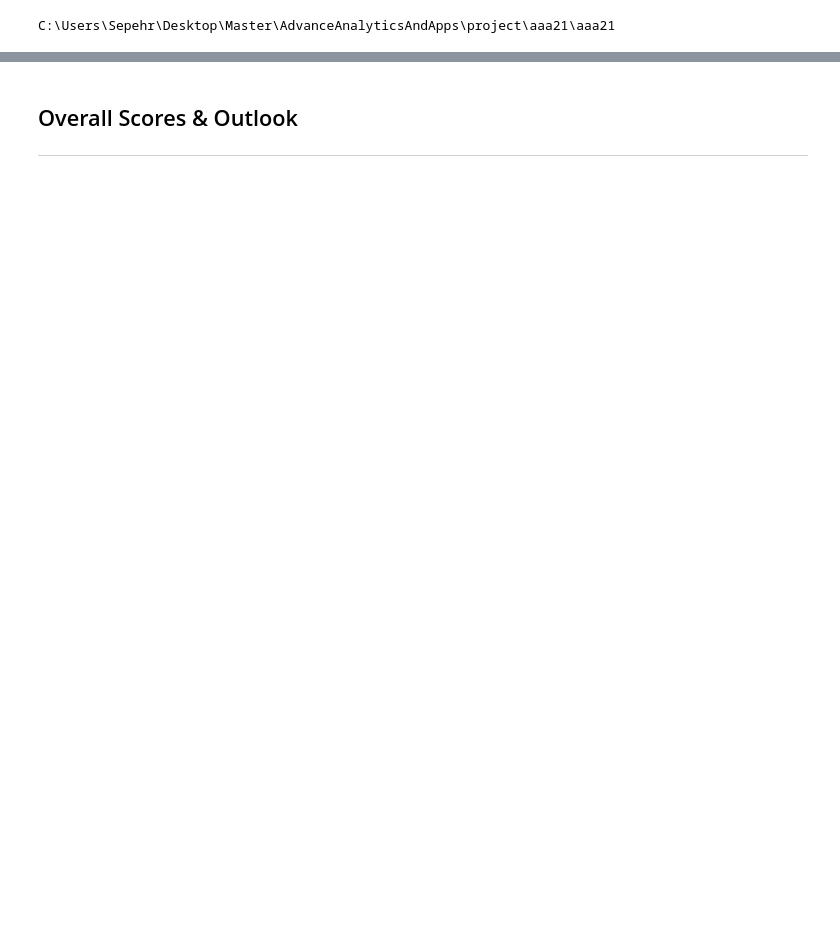
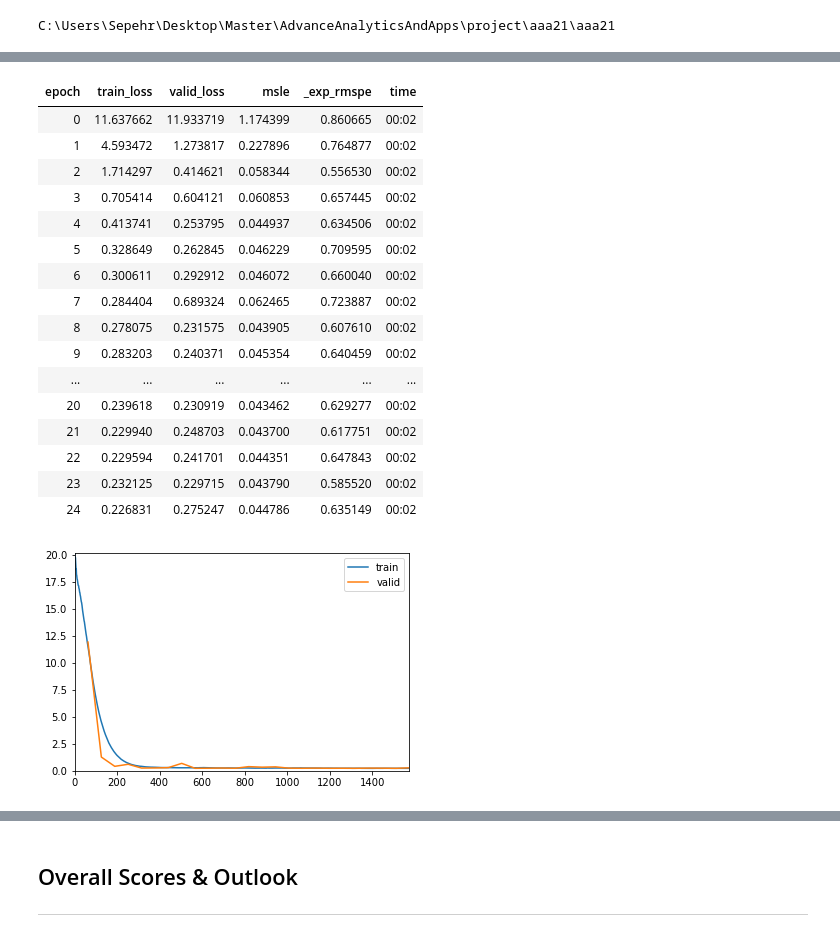
Before and after one commit to SepehrRad/aaa21, a Jupyter notebook: notebooks/prediction_nn.ipynb, the cells around one changed output, grey strips where cells are left out. Cells and saved outputs as stored; diff of their text form; code cells hidden in the pictures; blank space fills up the shorter version.

```diff
--- a/notebooks/prediction_nn.ipynb
+++ b/notebooks/prediction_nn.ipynb
@@ -127,0 +215,26 @@ R2:  85.412 %
+# %%
+daily_model_iter2 = tabular_learner(train_val_dls, layers=[15,15],config=naive_config,
+                n_out=1, opt_func=Adam,loss_func=F.mse_loss, lr=0.001,
+                metrics=[msle,exp_rmspe],
+                train_bn=True)
+# %%
+daily_model_iter2.fit(25,cbs=[ShowGraphCallback()])
+# %% [output]
+| epoch | train_loss | valid_loss | msle | _exp_rmspe | time |
+| 0 | 11.637662 | 11.933719 | 1.174399 | 0.860665 | 00:02 |
+| 1 | 4.593472 | 1.273817 | 0.227896 | 0.764877 | 00:02 |
+| 2 | 1.714297 | 0.414621 | 0.058344 | 0.556530 | 00:02 |
+| 3 | 0.705414 | 0.604121 | 0.060853 | 0.657445 | 00:02 |
+| 4 | 0.413741 | 0.253795 | 0.044937 | 0.634506 | 00:02 |
+| 5 | 0.328649 | 0.262845 | 0.046229 | 0.709595 | 00:02 |
+| 6 | 0.300611 | 0.292912 | 0.046072 | 0.660040 | 00:02 |
+| 7 | 0.284404 | 0.689324 | 0.062465 | 0.723887 | 00:02 |
+| 8 | 0.278075 | 0.231575 | 0.043905 | 0.607610 | 00:02 |
+| 9 | 0.283203 | 0.240371 | 0.045354 | 0.640459 | 00:02 |
+| ... | ... | ... | ... | ... | ... |
+| 20 | 0.239618 | 0.230919 | 0.043462 | 0.629277 | 00:02 |
+| 21 | 0.229940 | 0.248703 | 0.043700 | 0.617751 | 00:02 |
+| 22 | 0.229594 | 0.241701 | 0.044351 | 0.647843 | 00:02 |
+| 23 | 0.232125 | 0.229715 | 0.043790 | 0.585520 | 00:02 |
+| 24 | 0.226831 | 0.275247 | 0.044786 | 0.635149 | 00:02 |
+[figure, added]
```
Also changed, not shown: parts of 162 cells of this notebook, 3 other files.
